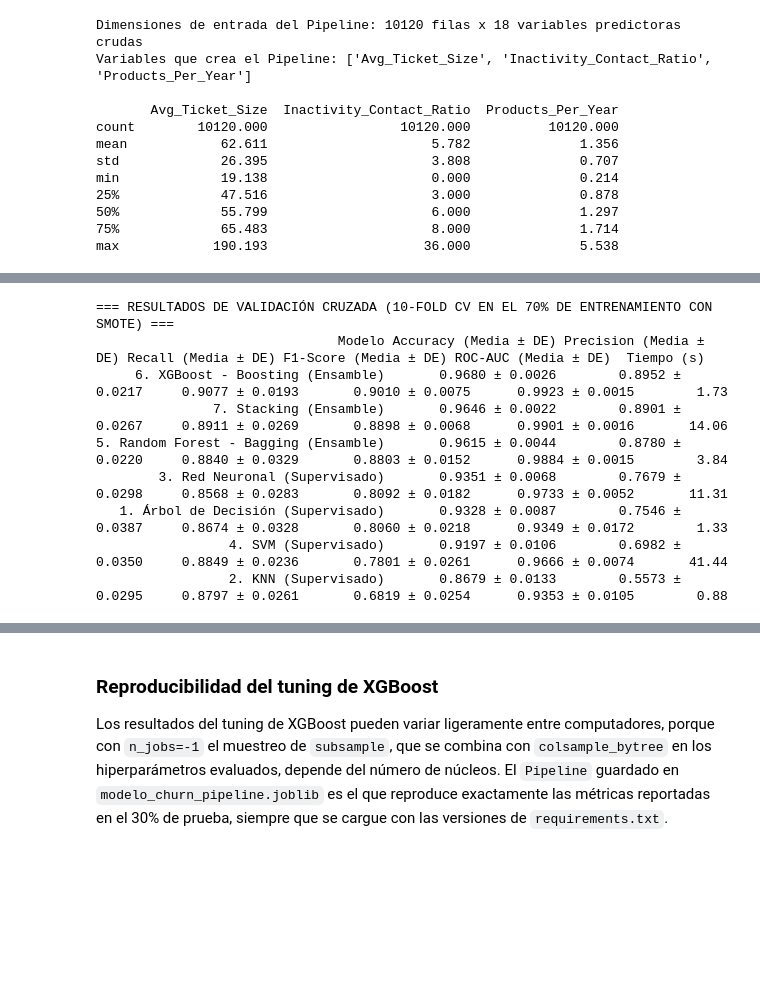
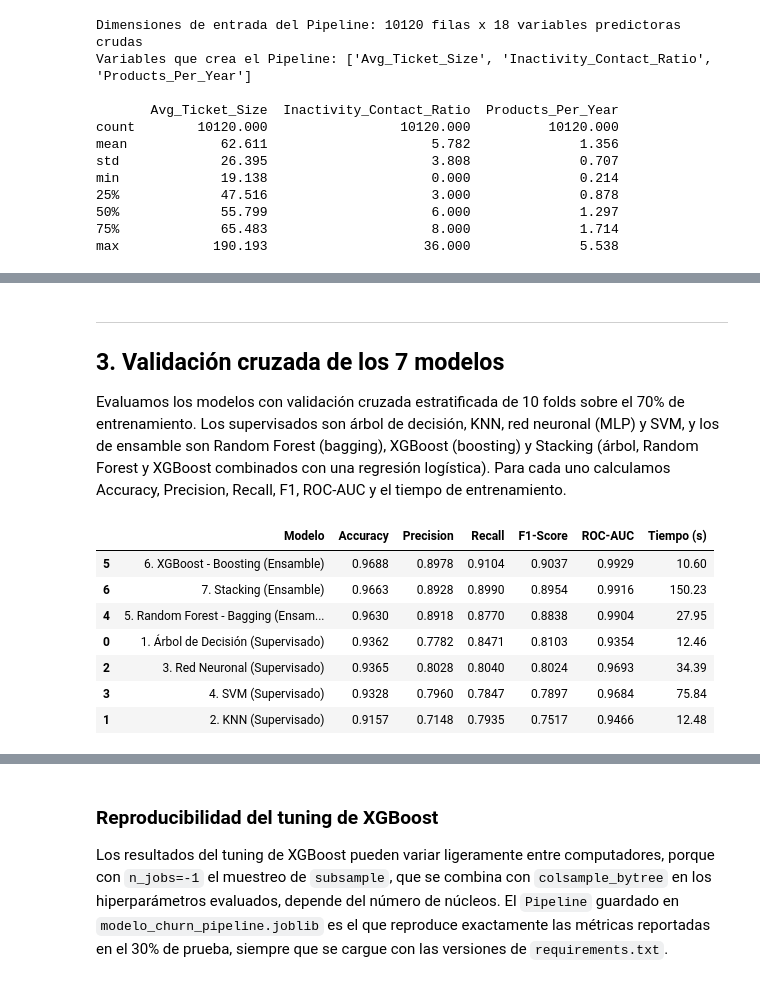
Before and after one commit to dani1309/Clasificacion-de-dataos, a Jupyter notebook: Credit card Churn/02_Modelado_Predictivo_Avanzado.ipynb, the cells around one changed output, grey strips where cells are left out. Cells and saved outputs as stored; diff of their text form; code cells hidden in the pictures; blank space fills up the shorter version.

```diff
--- a/Credit card Churn/02_Modelado_Predictivo_Avanzado.ipynb
+++ b/Credit card Churn/02_Modelado_Predictivo_Avanzado.ipynb
@@ -176,3 +204,7 @@ Para cada modelo se calculan **5 medidas de calidad**: `Accuracy`, `Precision`,
+# %% [markdown]
+---
+## 3. Validación cruzada de los 7 modelos
+Evaluamos los modelos con validación cruzada estratificada de 10 folds sobre el 70% de entrenamiento. Los supervisados son árbol de decisión, KNN, red neuronal (MLP) y SVM, y los de ensamble son Random Forest (bagging), XGBoost (boosting) y Stacking (árbol, Random Forest y XGBoost combinados con una regresión logística). Para cada uno calculamos Accuracy, Precision, Recall, F1, ROC-AUC y el tiempo de entrenamiento.
 # %%
 models = {
     "1. Árbol de Decisión (Supervisado)": DecisionTreeClassifier(max_depth=8, random_state=42),
@@ -182,53 +214,49 @@ models = {
     "5. Random Forest - Bagging (Ensamble)": RandomForestClassifier(n_estimators=150, random_state=42, n_jobs=-1),
     "6. XGBoost - Boosting (Ensamble)": XGBClassifier(n_estimators=150, learning_rate=0.1, max_depth=5, random_state=42, eval_metric='logloss', n_jobs=-1),
     "7. Stacking (Ensamble)": StackingClassifier(
         estimators=[
-            ('dt', DecisionTreeClassifier(max_depth=8, random_state=42)),
+            ('mlp', MLPClassifier(hidden_layer_sizes=(64, 32), max_iter=300, early_stopping=True, random_state=42)),
             ('rf', RandomForestClassifier(n_estimators=100, random_state=42, n_jobs=-1)),
             ('xgb', XGBClassifier(n_estimators=100, learning_rate=0.1, max_depth=5, random_state=42, eval_metric='logloss', n_jobs=-1))
         ],
         final_estimator=LogisticRegression(max_iter=1000, random_state=42),
         cv=3,
         n_jobs=1
     )
 }
 
 cv = StratifiedKFold(n_splits=10, shuffle=True, random_state=42)
 scoring = ['accuracy', 'precision', 'recall', 'f1', 'roc_auc']
 
 cv_results_dict = {}
 summary_rows = []
 
 for name, clf in models.items():
     t0 = time.time()
-    pipe = ImbPipeline(steps=preparation_steps + [
-        ('smote', SMOTE(random_state=42)),
-        ('classifier', clf)
-    ])
+    pipe = build_pipeline(clf)
     scores = cross_validate(pipe, X_train, y_train, cv=cv, scoring=scoring, n_jobs=1)
     elapsed = time.time() - t0
     cv_results_dict[name] = scores
+
+    # Un solo valor (el promedio .mean() redondeado a 4 decimales)
     summary_rows.append({
         "Modelo": name,
-        "Accuracy (Media ± DE)": f"{scores['test_accuracy'].mean():.4f} ± {scores['test_accuracy'].std():.4f}",
-        "Precision (Media ± DE)": f"{scores['test_precision'].mean():.4f} ± {scores['test_precision'].std():.4f}",
-        "Recall (Media ± DE)": f"{scores['test_recall'].mean():.4f} ± {scores['test_recall'].std():.4f}",
-        "F1-Score (Media ± DE)": f"{scores['test_f1'].mean():.4f} ± {scores['test_f1'].std():.4f}",
-        "ROC-AUC (Media ± DE)": f"{scores['test_roc_auc'].mean():.4f} ± {scores['test_roc_auc'].std():.4f}",
-        "F1_mean": scores['test_f1'].mean(),
+        "Accuracy": round(scores['test_accuracy'].mean(), 4),
+        "Precision": round(scores['test_precision'].mean(), 4),
+        "Recall": round(scores['test_recall'].mean(), 4),
+        "F1-Score": round(scores['test_f1'].mean(), 4),
+        "ROC-AUC": round(scores['test_roc_auc'].mean(), 4),
         "Tiempo (s)": round(elapsed, 2)
     })
 
-df_cv_summary = pd.DataFrame(summary_rows).sort_values(by="F1_mean", ascending=False)
-print("=== RESULTADOS DE VALIDACIÓN CRUZADA (10-FOLD CV EN EL 70% DE ENTRENAMIENTO CON SMOTE) ===")
-print(df_cv_summary.drop(columns=['F1_mean']).to_string(index=False))
+df_cv_summary = pd.DataFrame(summary_rows).sort_values(by="F1-Score", ascending=False)
+display(df_cv_summary)
 # %% [output]
-=== RESULTADOS DE VALIDACIÓN CRUZADA (10-FOLD CV EN EL 70% DE ENTRENAMIENTO CON SMOTE) ===
-                               Modelo Accuracy (Media ± DE) Precision (Media ± DE) Recall (Media ± DE) F1-Score (Media ± DE) ROC-AUC (Media ± DE)  Tiempo (s)
-     6. XGBoost - Boosting (Ensamble)       0.9680 ± 0.0026        0.8952 ± 0.0217     0.9077 ± 0.0193       0.9010 ± 0.0075      0.9923 ± 0.0015        1.73
-               7. Stacking (Ensamble)       0.9646 ± 0.0022        0.8901 ± 0.0267     0.8911 ± 0.0269       0.8898 ± 0.0068      0.9901 ± 0.0016       14.06
-5. Random Forest - Bagging (Ensamble)       0.9615 ± 0.0044        0.8780 ± 0.0220     0.8840 ± 0.0329       0.8803 ± 0.0152      0.9884 ± 0.0015        3.84
-        3. Red Neuronal (Supervisado)       0.9351 ± 0.0068        0.7679 ± 0.0298     0.8568 ± 0.0283       0.8092 ± 0.0182      0.9733 ± 0.0052       11.31
-   1. Árbol de Decisión (Supervisado)       0.9328 ± 0.0087        0.7546 ± 0.0387     0.8674 ± 0.0328       0.8060 ± 0.0218      0.9349 ± 0.0172        1.33
-                 4. SVM (Supervisado)       0.9197 ± 0.0106        0.6982 ± 0.0350     0.8849 ± 0.0236       0.7801 ± 0.0261      0.9666 ± 0.0074       41.44
-                 2. KNN (Supervisado)       0.8679 ± 0.0133        0.5573 ± 0.0295     0.8797 ± 0.0261       0.6819 ± 0.0254      0.9353 ± 0.0105        0.88
+|  | Modelo | Accuracy | Precision | Recall | F1-Score | ROC-AUC | Tiempo (s) |
+| 5 | 6. XGBoost - Boosting (Ensamble) | 0.9688 | 0.8978 | 0.9104 | 0.9037 | 0.9929 | 10.60 |
+| 6 | 7. Stacking (Ensamble) | 0.9663 | 0.8928 | 0.8990 | 0.8954 | 0.9916 | 150.23 |
+| 4 | 5. Random Forest - Bagging (Ensam... | 0.9630 | 0.8918 | 0.8770 | 0.8838 | 0.9904 | 27.95 |
+| 0 | 1. Árbol de Decisión (Supervisado) | 0.9362 | 0.7782 | 0.8471 | 0.8103 | 0.9354 | 12.46 |
+| 2 | 3. Red Neuronal (Supervisado) | 0.9365 | 0.8028 | 0.8040 | 0.8024 | 0.9693 | 34.39 |
+| 3 | 4. SVM (Supervisado) | 0.9328 | 0.7960 | 0.7847 | 0.7897 | 0.9684 | 75.84 |
+| 1 | 2. KNN (Supervisado) | 0.9157 | 0.7148 | 0.7935 | 0.7517 | 0.9466 | 12.48 |
```
Also changed, not shown: parts of 31 cells of this notebook, 2 other files.
